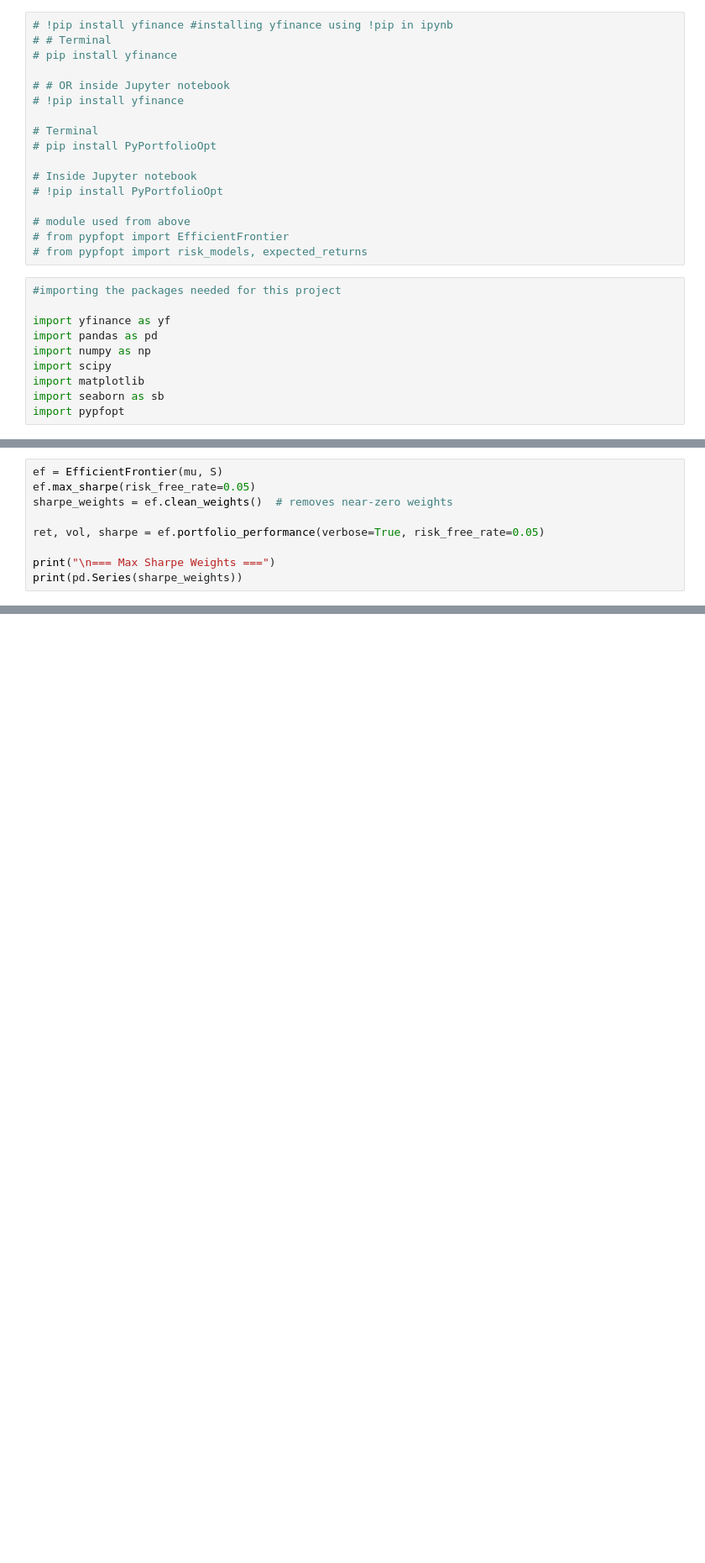
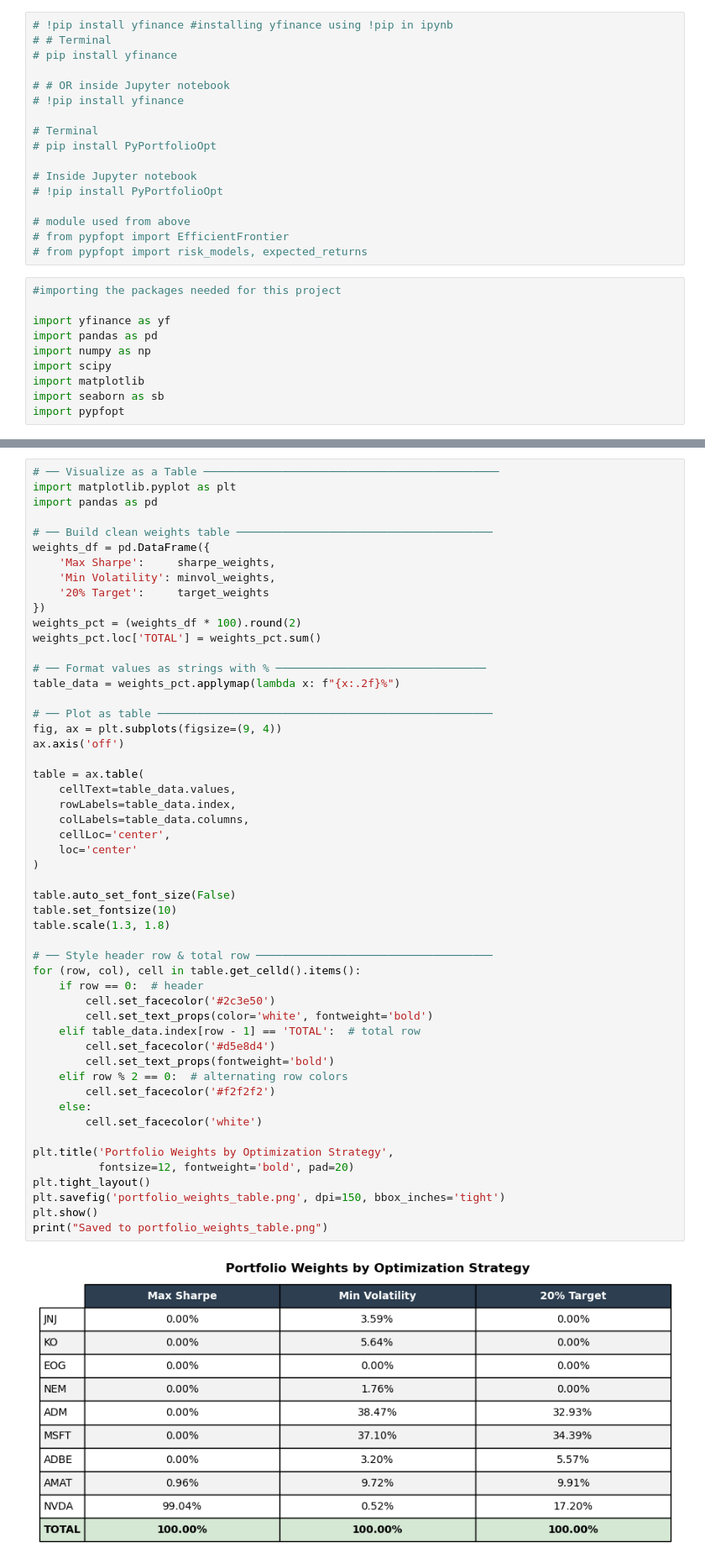
Before and after one commit to jsamutsakorn/asset_allocation_strategy, a Jupyter notebook: Asset_allocation.ipynb, the cells around one changed output, grey strips where cells are left out. Shown at 84% size. Saved outputs shown, nothing was run; the diff lists cells and outputs as text; blank space fills up the shorter version.

```diff
--- a/Asset_allocation.ipynb
+++ b/Asset_allocation.ipynb
@@ -255,9 +184,0 @@ NVDA   1449.564403   -1660.404249    197.315438  271153.770178
-# %%
-ef = EfficientFrontier(mu, S)
-ef.max_sharpe(risk_free_rate=0.05)
-sharpe_weights = ef.clean_weights()  # removes near-zero weights
-
-ret, vol, sharpe = ef.portfolio_performance(verbose=True, risk_free_rate=0.05)
-
-print("\n=== Max Sharpe Weights ===")
-print(pd.Series(sharpe_weights))
@@ -315,0 +387,54 @@ NameError: name 'expected_returns' is not defined
+# %%
+# ── Visualize as a Table ─────────────────────────────────────────────
+import matplotlib.pyplot as plt
+import pandas as pd
+
+# ── Build clean weights table ───────────────────────────────────────
+weights_df = pd.DataFrame({
+    'Max Sharpe':     sharpe_weights,
+    'Min Volatility': minvol_weights,
+    '20% Target':     target_weights
+})
+weights_pct = (weights_df * 100).round(2)
+weights_pct.loc['TOTAL'] = weights_pct.sum()
+
+# ── Format values as strings with % ────────────────────────────────
+table_data = weights_pct.applymap(lambda x: f"{x:.2f}%")
+
+# ── Plot as table ───────────────────────────────────────────────────
+fig, ax = plt.subplots(figsize=(9, 4))
+ax.axis('off')
+
+table = ax.table(
+    cellText=table_data.values,
+    rowLabels=table_data.index,
+    colLabels=table_data.columns,
+    cellLoc='center',
+    loc='center'
+)
+
+table.auto_set_font_size(False)
+table.set_fontsize(10)
+table.scale(1.3, 1.8)
+
+# ── Style header row & total row ────────────────────────────────────
+for (row, col), cell in table.get_celld().items():
+    if row == 0:  # header
+        cell.set_facecolor('#2c3e50')
+        cell.set_text_props(color='white', fontweight='bold')
+    elif table_data.index[row - 1] == 'TOTAL':  # total row
+        cell.set_facecolor('#d5e8d4')
+        cell.set_text_props(fontweight='bold')
+    elif row % 2 == 0:  # alternating row colors
+        cell.set_facecolor('#f2f2f2')
+    else:
+        cell.set_facecolor('white')
+
+plt.title('Portfolio Weights by Optimization Strategy',
+          fontsize=12, fontweight='bold', pad=20)
+plt.tight_layout()
+plt.savefig('portfolio_weights_table.png', dpi=150, bbox_inches='tight')
+plt.show()
+print("Saved to portfolio_weights_table.png")
+# %% [output]
+[figure, added]
```
Also changed, not shown: parts of 33 cells of this notebook, 20 other files.
